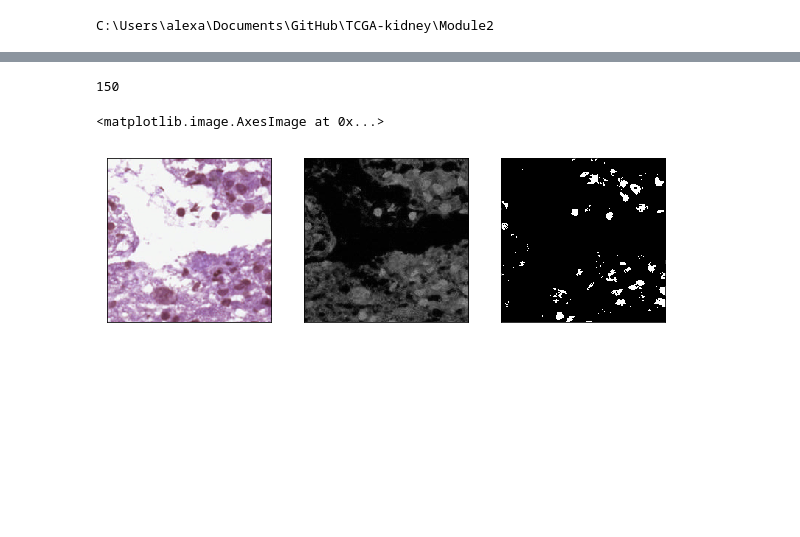
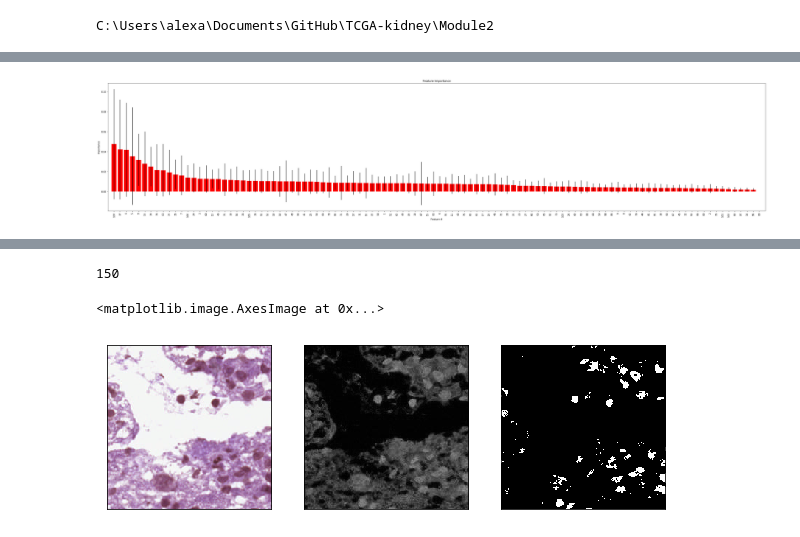
Before and after one commit to alexanderfache6/TCGA-kidney, a Jupyter notebook: module2.ipynb, the cells around one changed output, grey strips where cells are left out. Cells and saved outputs as stored; diff of their text form; code cells hidden in the pictures; blank space fills up the shorter version.

Commit message:
added features, random forest

```diff
--- a/module2.ipynb
+++ b/module2.ipynb
@@ -226,3 +227,3 @@ def extract_glcm(image):
 # %%
-def extract_entropy(image):
+def extract_shannon_entropy(image):
     return np.array([measure.shannon_entropy(image)])
@@ -601,0 +876,9 @@ fig.savefig(save_dir + '\\correlation_pca.png')
+# %%
+from sklearn.ensemble import ExtraTreesClassifier
+
+# Build a forest and compute the feature importances
+forest = ExtraTreesClassifier(n_estimators=20, random_state=0)
+forest.fit(data_features, data_labels)
+importances = forest.feature_importances_
+std = np.std([tree.feature_importances_ for tree in forest.estimators_], axis=0)
+indices = np.argsort(importances)[::-1]
@@ -601,0 +907,15 @@ fig.savefig(save_dir + '\\correlation_pca.png')
+# %%
+fig, ax = plt.subplots(figsize=(50, 10))
+plt.title("Feature Importance")
+plt.bar(range(0, data_features.shape[1]), importances[indices], color="r", yerr=std[indices], align="center")
+
+plt.xticks(range(0, data_features.shape[1], 1), indices)
+plt.xlim([-1, data_features.shape[1]])
+plt.xlabel('Feature #')
+plt.xticks(rotation=90)
+plt.ylabel('Importance')
+plt.show()
+
+# fig.savefig(save_dir + '\\random_forest_f{:03d}'.format(len(important_features)) + '.png')
+# %% [output]
+[figure, added]
```
Also changed, not shown: parts of 43 cells of this notebook, 6 other files.
